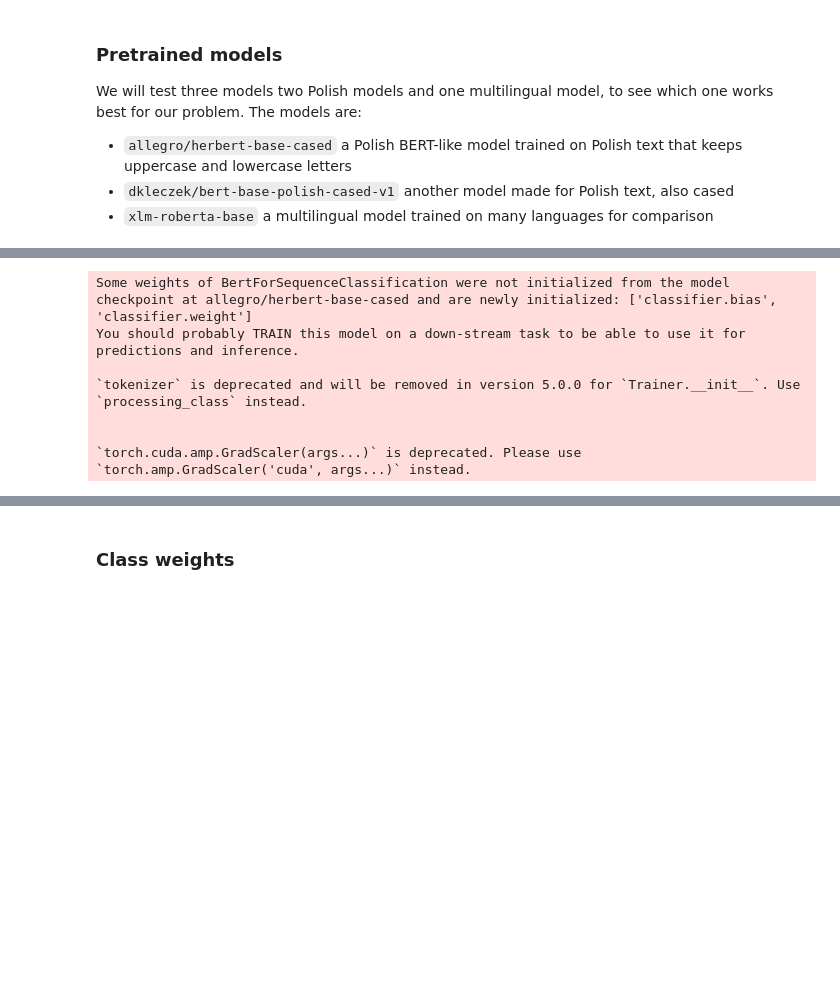
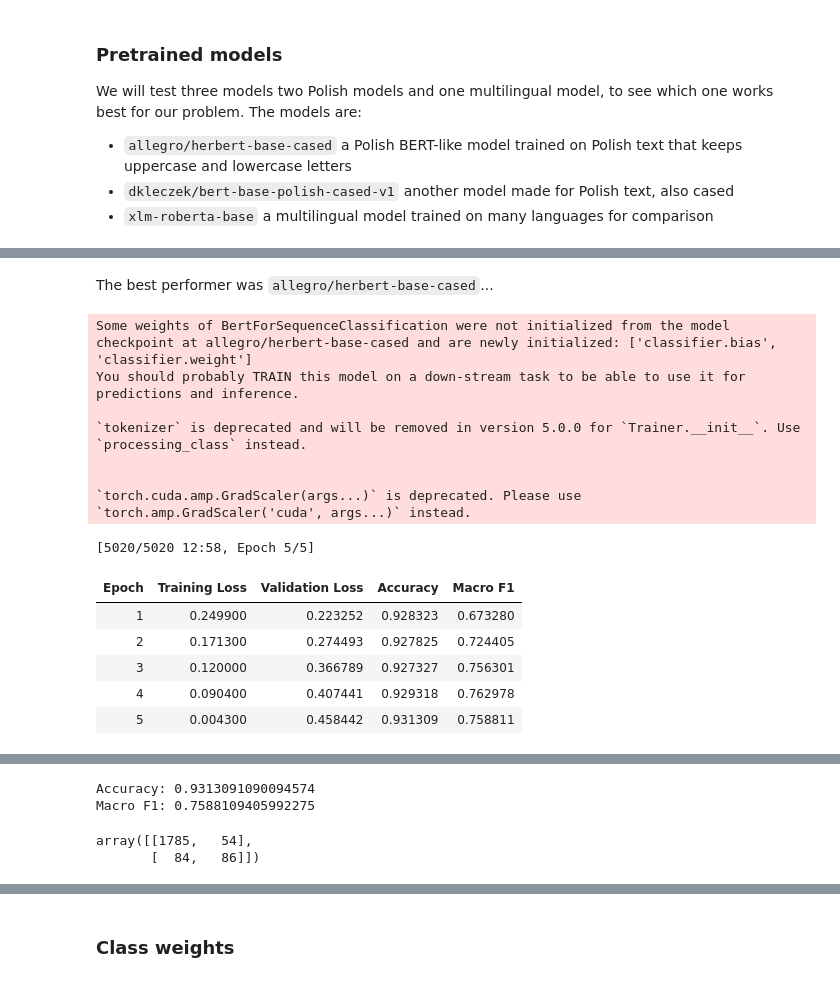
Before and after one commit to hbiegacz/artificial_neural_networks, a Jupyter notebook: mini_project_6/piatek_BiegaczHanna_CieslikMaciej/experiments.ipynb, the cells around one changed output, grey strips where cells are left out. Saved outputs shown, nothing was run; the diff lists cells and outputs as text; code cells hidden in the pictures; blank space fills up the shorter version.

```diff
--- a/mini_project_6/piatek_BiegaczHanna_CieslikMaciej/experiments.ipynb
+++ b/mini_project_6/piatek_BiegaczHanna_CieslikMaciej/experiments.ipynb
@@ -576,46 +573,55 @@ results_df
+# %% [markdown]
+The best performer was `allegro/herbert-base-cased`...
 # %%
 from sklearn.model_selection import train_test_split
 
 
 MODEL_NAME = "allegro/herbert-base-cased"
 
-texts, labels = load_text_classification_data(dataset_name="imdb", split_name="train")
+texts, labels = load_text_classification_data()
 
 train_texts, val_texts, train_labels, val_labels = train_test_split(
     texts,
     labels,
     test_size=0.2,
     random_state=SEED,
-    stratify=labels,
+    stratify=labels, # we keep the original class proportions
 )
 
 tokenizer = build_tokenizer(MODEL_NAME)
 model = build_model(MODEL_NAME)
 
 trainer, val_dataset = build_trainer(
     model_name=MODEL_NAME,
     model=model,
     tokenizer=tokenizer,
     train_texts=train_texts,
     train_labels=train_labels,
     val_texts=val_texts,
     val_labels=val_labels,
 )
 
 trainer.train()
 metrics = evaluate_trainer(trainer, val_dataset)
 
 confusion_matrix_values = metrics["confusion_matrix"]
 save_confusion_matrix_heatmap(confusion_matrix_values, MODEL_NAME)
 
 print("Accuracy:", metrics["accuracy"])
 print("Macro F1:", metrics["macro_f1"])
 confusion_matrix_values
 # %% [output]
 Some weights of BertForSequenceClassification were not initialized from the model checkpoint at allegro/herbert-base-cased and are newly initialized: ['classifier.bias', 'classifier.weight']
 You should probably TRAIN this model on a down-stream task to be able to use it for predictions and inference.
 
 `tokenizer` is deprecated and will be removed in version 5.0.0 for `Trainer.__init__`. Use `processing_class` instead.
 
 
 `torch.cuda.amp.GradScaler(args...)` is deprecated. Please use `torch.amp.GradScaler('cuda', args...)` instead.
+[5020/5020 12:58, Epoch 5/5]
+| Epoch | Training Loss | Validation Loss | Accuracy | Macro F1 |
+| 1 | 0.249900 | 0.223252 | 0.928323 | 0.673280 |
+| 2 | 0.171300 | 0.274493 | 0.927825 | 0.724405 |
+| 3 | 0.120000 | 0.366789 | 0.927327 | 0.756301 |
+| 4 | 0.090400 | 0.407441 | 0.929318 | 0.762978 |
+| 5 | 0.004300 | 0.458442 | 0.931309 | 0.758811 |
@@ -621,0 +629,4 @@ You should probably TRAIN this model on a down-stream task to be able to use it
+Accuracy: 0.9313091090094574
+Macro F1: 0.7588109405992275
+array([[1785,   54],
+       [  84,   86]])
```
Also changed, not shown: parts of 15 cells of this notebook, 6 other files.
